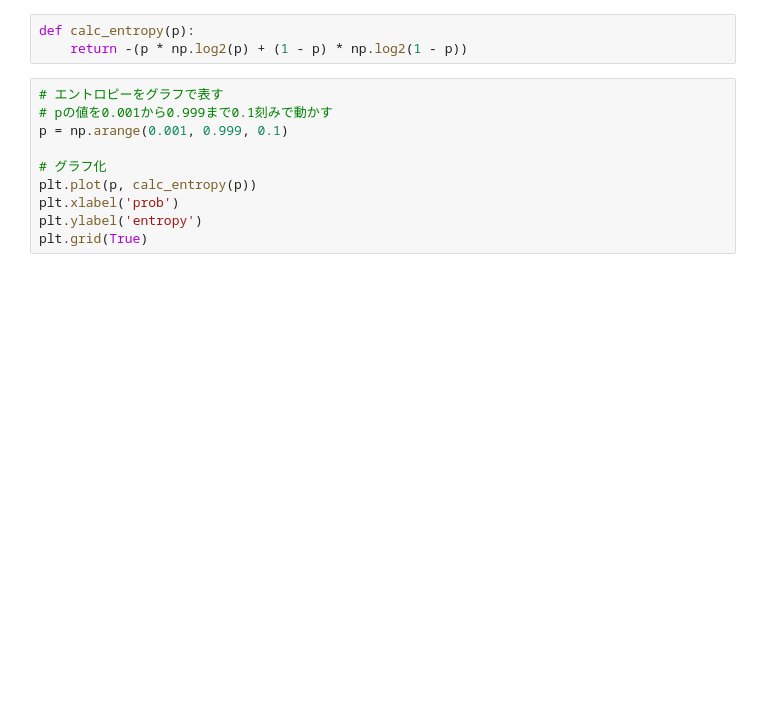
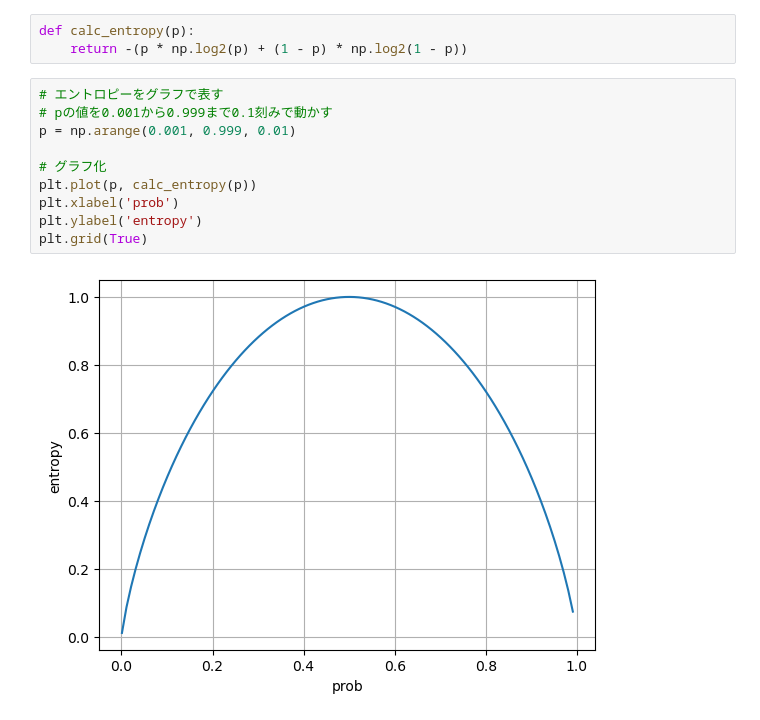
Before and after one commit to RentoYabuki06/ut_datascience_ikusei_kouza, a Jupyter notebook: chapter08/ch08.ipynb, the cells around one changed output. Cells and saved outputs as stored; diff of their text form; blank space fills up the shorter version.

```diff
--- a/chapter08/ch08.ipynb
+++ b/chapter08/ch08.ipynb
@@ -509,10 +530,12 @@ def calc_entropy(p):
 # %%
 # エントロピーをグラフで表す
 # pの値を0.001から0.999まで0.1刻みで動かす
-p = np.arange(0.001, 0.999, 0.1)
+p = np.arange(0.001, 0.999, 0.01)
 
 # グラフ化
 plt.plot(p, calc_entropy(p))
 plt.xlabel('prob')
 plt.ylabel('entropy')
 plt.grid(True)
+# %% [output]
+[figure, added]
```
Also changed, not shown: parts of 33 cells of this notebook, 4 other files.
